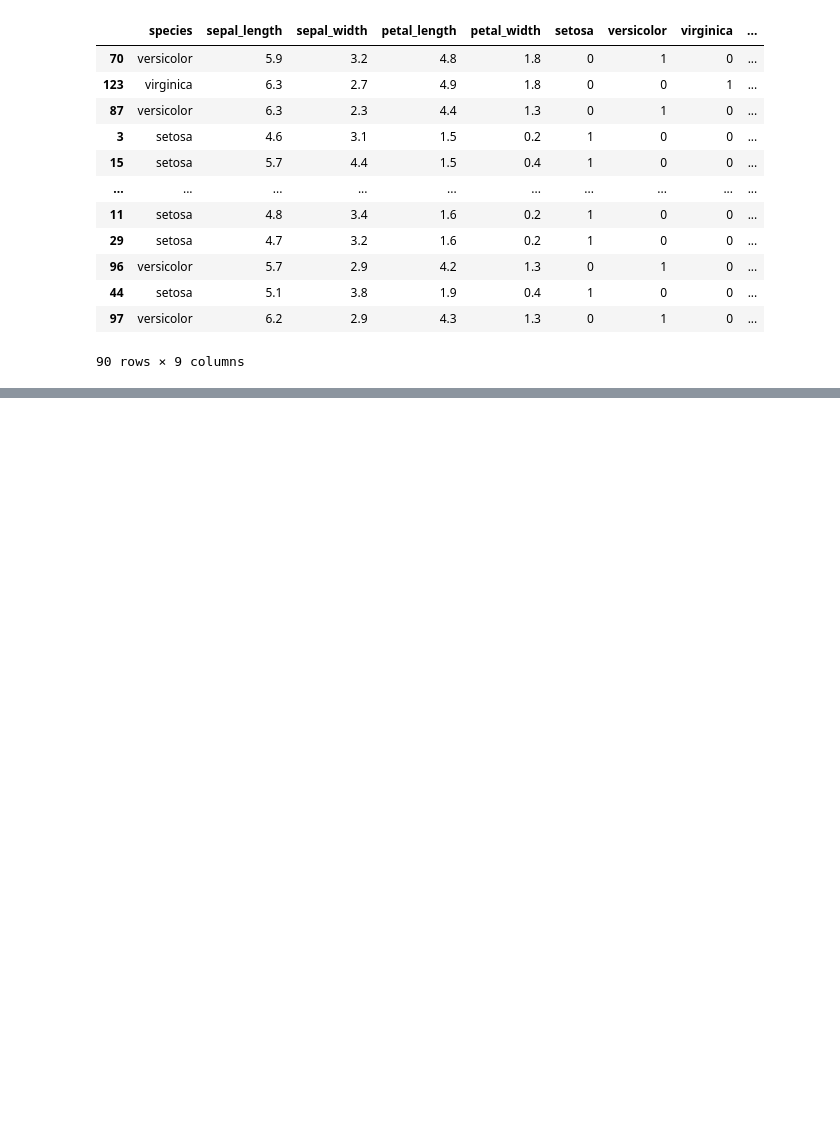
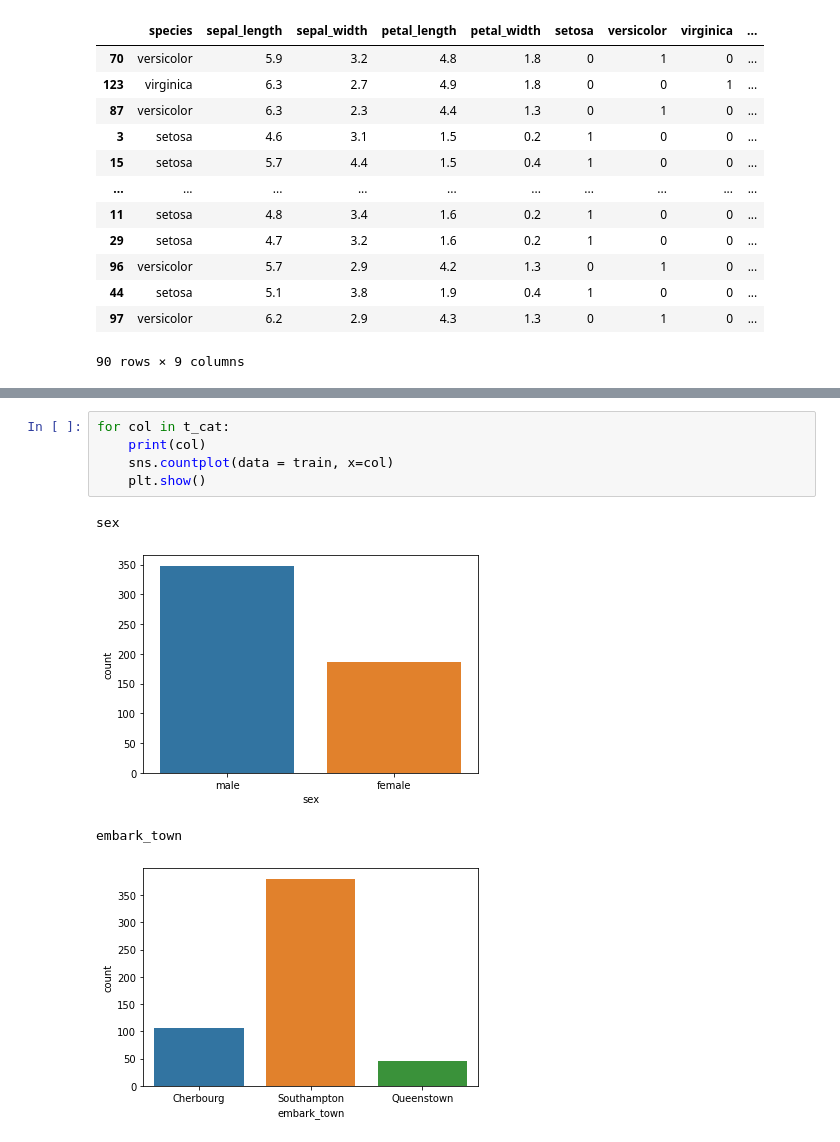
Before and after one commit to Larry-Holmes/classification-exercises, a Jupyter notebook: classification_exercises.ipynb, the cells around one changed output, grey strips where cells are left out. Drawn from its saved outputs; the diff is of its cells as text; blank space fills up the shorter version.

```diff
--- a/classification_exercises.ipynb
+++ b/classification_exercises.ipynb
@@ -901,0 +1037,10 @@ else:
+# %%
+for col in t_cat:
+    print(col)
+    sns.countplot(data = train, x=col)
+    plt.show()
+# %% [output]
+sex
+[figure, added]
+embark_town
+[figure, added]
```
Also changed, not shown: parts of 17 cells of this notebook, 2 other files.
